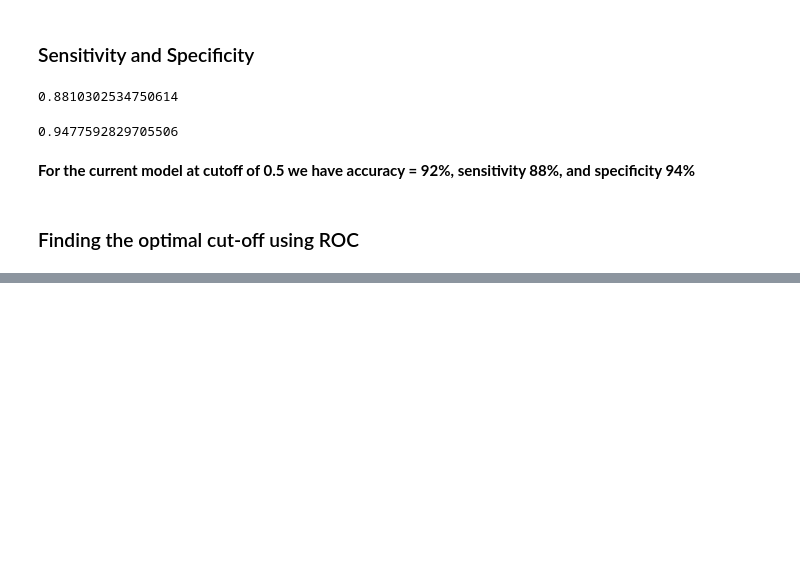
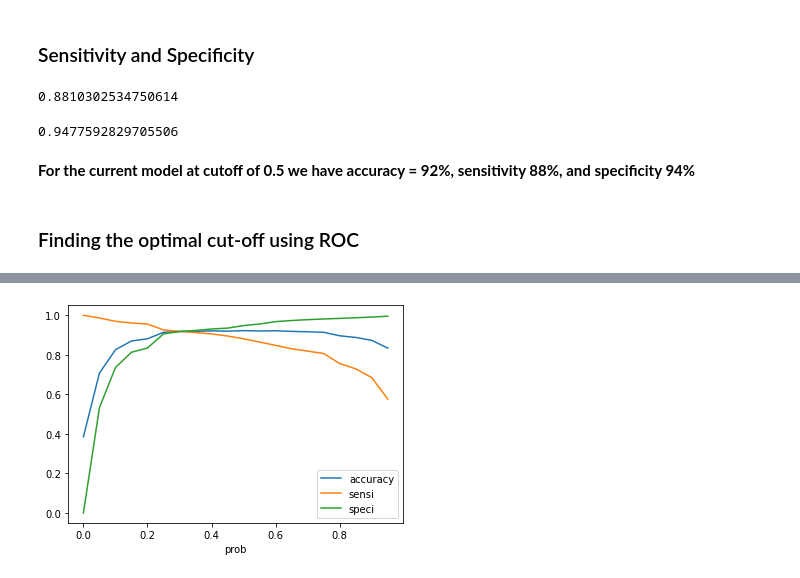
Before and after one commit to vivekvresearch/lead_scoring_VV_TA, a Jupyter notebook: Lead_scoring_case_VV_TA.ipynb, the cells around one changed output, grey strips where cells are left out. Cells and saved outputs as stored; diff of their text form; code cells hidden in the pictures; blank space fills up the shorter version.

```diff
--- a/Lead_scoring_case_VV_TA.ipynb
+++ b/Lead_scoring_case_VV_TA.ipynb
@@ -1764,0 +1762,7 @@ TN/(TN+FP)
+# %%
+# Let's create columns with different cutoff thresholds
+cutoff_thresholds = [float(x)/20 for x in range(20)]
+
+for i in cutoff_thresholds:
+    y_train_pred_final[i]= y_train_pred_final.Converted_Prob.map(lambda x: 1 if x > i else 0)
+y_train_pred_final.head()
@@ -1764,0 +1776,18 @@ TN/(TN+FP)
+# %%
+# Calculating the metrices: accuracy sensitivity and specificity for various cutoff thresholds.
+cutoff_df = pd.DataFrame( columns = ['prob','accuracy','sensi','speci'])
+
+# TP = confusion[1,1] # true positive
+# TN = confusion[0,0] # true negatives
+# FP = confusion[0,1] # false positives
+# FN = confusion[1,0] # false negatives
+
+for i in cutoff_thresholds:
+    confusion_matrix = metrics.confusion_matrix(y_train_pred_final.Converted, y_train_pred_final[i] )
+    total=sum(sum(confusion_matrix))
+    accuracy = (confusion_matrix[0,0]+confusion_matrix[1,1])/total
+
+    speci = confusion_matrix[0,0]/(confusion_matrix[0,0]+confusion_matrix[0,1])
+    sensi = confusion_matrix[1,1]/(confusion_matrix[1,0]+confusion_matrix[1,1])
+    cutoff_df.loc[i] =[ i ,accuracy,sensi,speci]
+print(cutoff_df)
@@ -1764,0 +1812,6 @@ TN/(TN+FP)
+# %%
+# Let's plot accuracy sensitivity and specificity for various probabilities.
+cutoff_df.plot.line(x='prob', y=['accuracy','sensi','speci'])
+plt.show()
+# %% [output]
+[figure, added]
```
Also changed, not shown: parts of 44 cells of this notebook.
